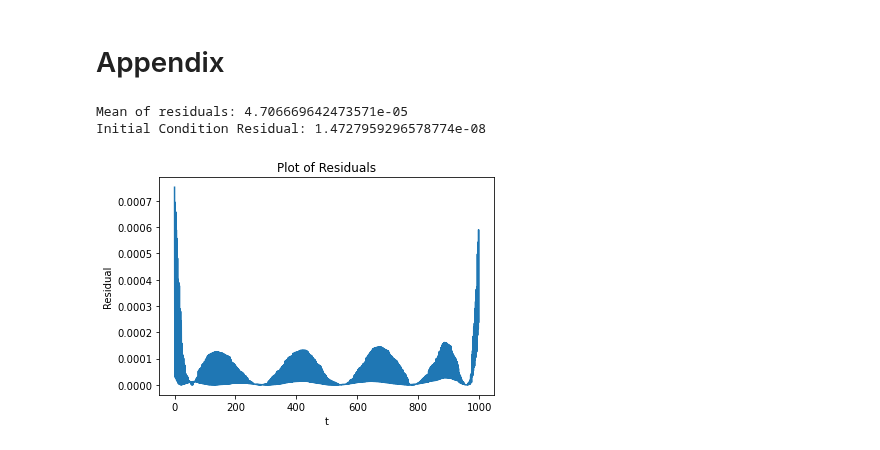
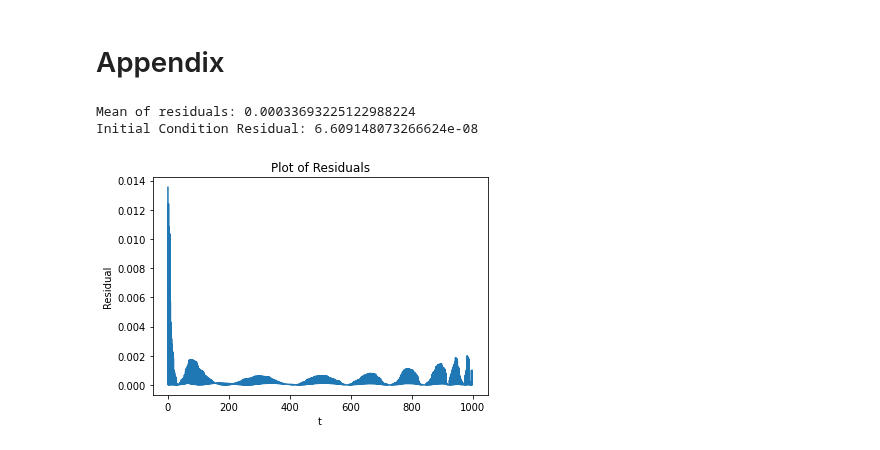
Before and after one commit to Hari-Raval/Harvard-Thesis, a Jupyter notebook: src/transfer_learning_two_linear_ode/system_linear_ode_with_transfer_learning-v5.ipynb, the cells around one changed output. Drawn from its saved outputs; the diff is of its cells as text; code cells hidden in the pictures.

```diff
--- a/src/transfer_learning_two_linear_ode/system_linear_ode_with_transfer_learning-v5.ipynb
+++ b/src/transfer_learning_two_linear_ode/system_linear_ode_with_transfer_learning-v5.ipynb
@@ -451,7 +525,7 @@ true_coupled_3_eq = lambda x, v, A, force: (solve_ivp(triple_coupled_equation, [
 ### Step 2: Run Model
 # %%
 # choose the equation(s) to work with
-A_list = A_coupled_2_eq_hard
+A_list = A_coupled_2_eq_easy
 true_funct = true_coupled_2_eq
 v_list = v_list_two_eq
 force = force_two_eq
@@ -513,7 +587,7 @@ Time to compute weights (given H and dH_dt):  0.043 seconds
 ### Step 4b: Perform One-Shot Transfer Learning (use a new, unseen initial condition)
 # %%
 # choose new initial condition that has not been trained on (harder case)
-v_transfer = torch.tensor([[-1.69], [-3.05]])
+v_transfer = torch.tensor([[-1.69], [-3.05]], device=dev)
 # compute the transfer learned solution
 W_out_transfer = torch.matmul(M_inv, force_terms + torch.matmul(H_0.T, v_transfer))
 plot_transfer_learned_and_analytical(H, W_out_transfer, t_eval, v_transfer, A, force,
@@ -524,7 +598,7 @@ plot_transfer_learned_and_analytical(H, W_out_transfer, t_eval, v_transfer, A, f
 ### Step 4c: Perform One-Shot Transfer Learning (use a new diff eq. and an initial condition that was trained on)
 # %%
 # new differential equation to apply training to
-transfer_A = torch.tensor([[0, 1.5], [1.1, 0]])
+transfer_A = torch.tensor([[0, 2.5], [1.1, 0]], device=dev)
 
 M_inv_new, W_out_new_A, force_terms_new = analytically_compute_weights(dH_dt_new, H, H_0, t_eval,
                                                                        v, transfer_A, force)
@@ -549,0 +612,9 @@ Time to compute weights (given H and dH_dt):  0.014 seconds
+# %%
+# create a step d markdown where both initial condition and differential equation are changed
+transfer_A = torch.tensor([[0, 0.55], [1.5, 0]], device=dev)
+v_transfer_new = torch.tensor([[0.87], [0.62]], device=dev)
+
+M_inv_new_all, W_out_new_A_all, force_terms_new_all = analytically_compute_weights(dH_dt_new, H, H_0, t_eval,
+                                                                           v_transfer_new, transfer_A, force)
+plot_transfer_learned_and_analytical(H, W_out_new_A_all, t_eval, v_transfer_new, transfer_A,
+                                     force, num_equations, true_funct)
@@ -552,18 +626,18 @@ Time to compute weights (given H and dH_dt):  0.014 seconds
 # %%
 # compute the residuals to determine effectiveness of transfer learning when changing initial condition
 residuals = ((torch.matmul(dH_dt_new, W_out_transfer) + torch.matmul(A, torch.matmul(H, W_out_transfer)) - torch.stack([force] * len(t_eval))).squeeze()) ** 2
-residuals = residuals.reshape(-1, 1).detach().numpy()
+residuals = residuals.reshape(-1, 1).detach().cpu().numpy()
 
 print(f"Mean of residuals: {residuals.mean()}")
 initial_cond_residuals = ((torch.matmul(H_0, W_out_transfer) - v_transfer) ** 2).mean()
 print(f"Initial Condition Residual: {initial_cond_residuals.item()}")
 
 # plot the residuals
 plt.plot(residuals);
 plt.xlabel("t")
 plt.ylabel("Residual")
 plt.title("Plot of Residuals");
 # %% [output]
-Mean of residuals: 4.706669642473571e-05
-Initial Condition Residual: 1.4727959296578774e-08
+Mean of residuals: 0.00033693225122988224
+Initial Condition Residual: 6.609148073266624e-08
-[figure, old version]
+[figure, new version]
```
Also changed, not shown: parts of 31 cells of this notebook.
